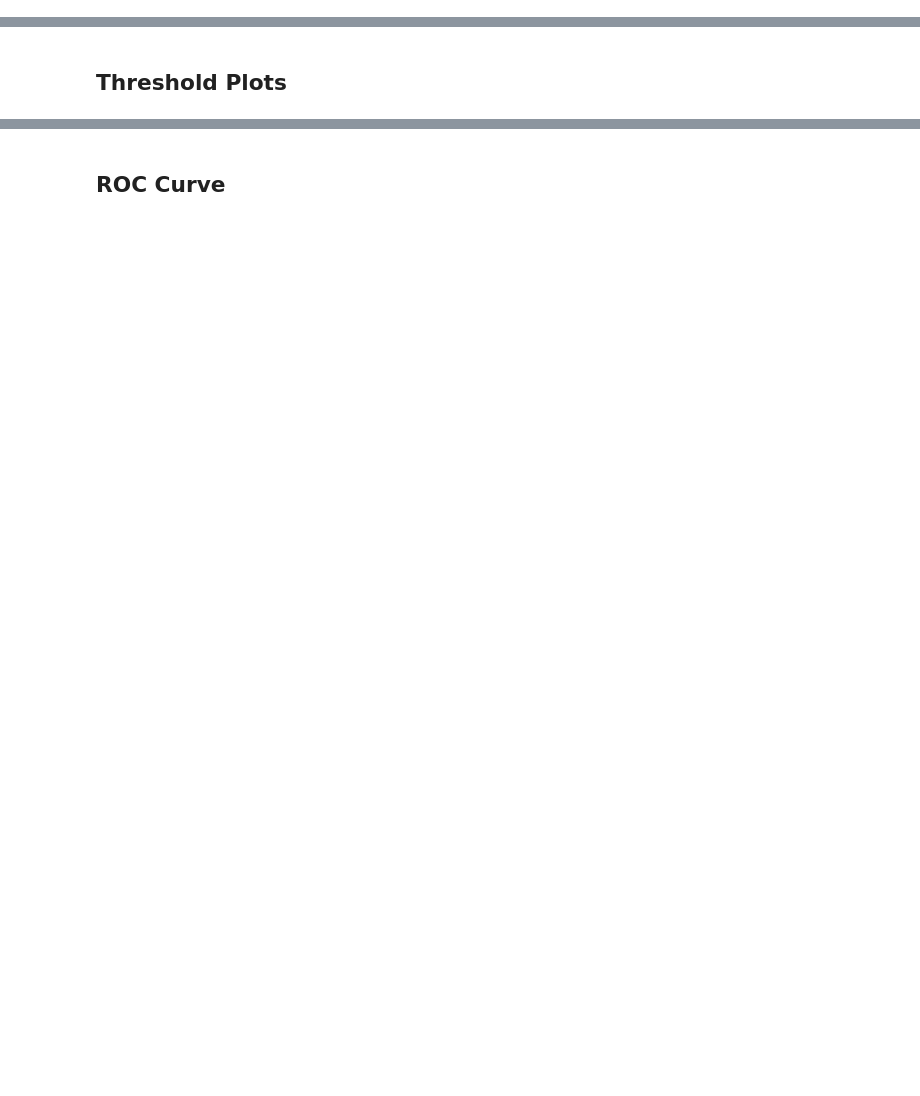
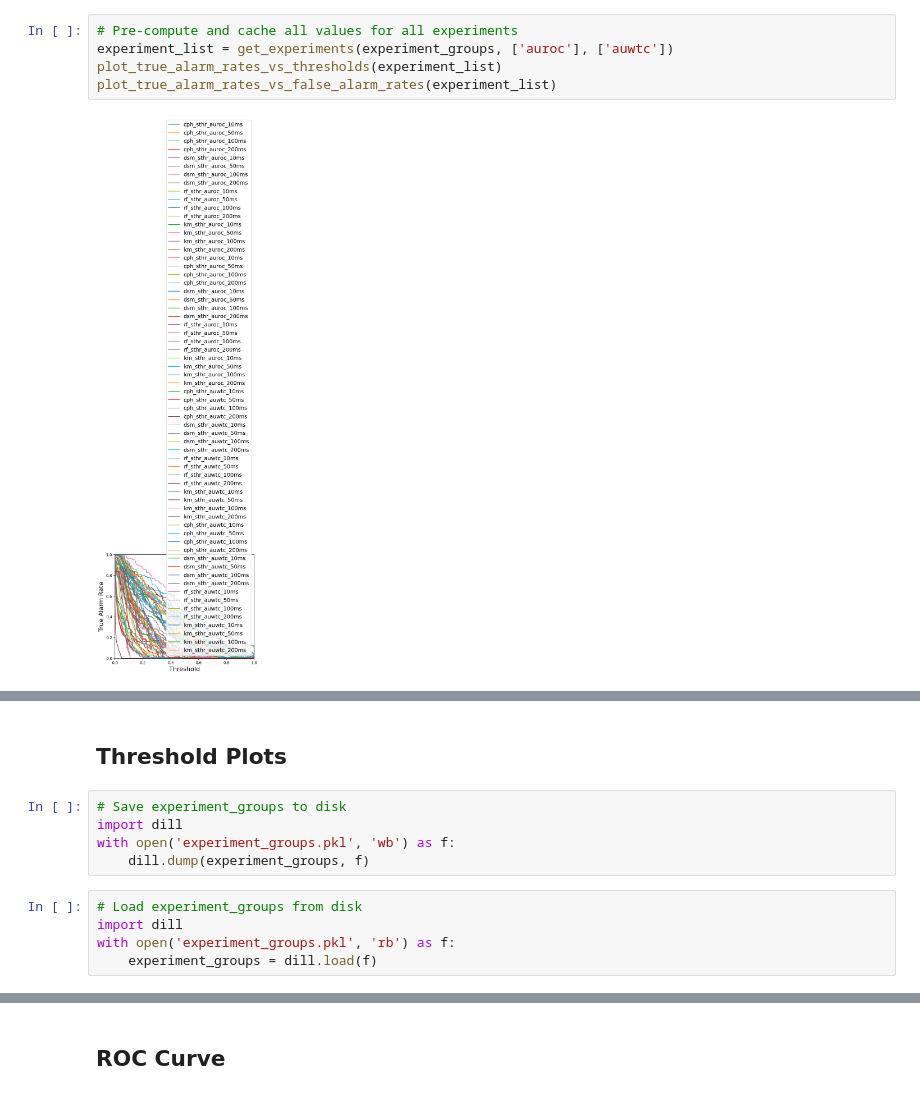
Before and after one commit to MIT-PSFC/disruption-survival-analysis, a Jupyter notebook: Run Experiments.ipynb, the cells around one changed output, grey strips where cells are left out. Saved outputs shown, nothing was run; the diff lists cells and outputs as text; blank space fills up the shorter version.

```diff
--- a/Run Experiments.ipynb
+++ b/Run Experiments.ipynb
@@ -104,0 +49,7 @@ Model Performance when Reqired Warning Time is 20.0 ms
+# %%
+# Pre-compute and cache all values for all experiments
+experiment_list = get_experiments(experiment_groups, ['auroc'], ['auwtc'])
+plot_true_alarm_rates_vs_thresholds(experiment_list)
+plot_true_alarm_rates_vs_false_alarm_rates(experiment_list)
+# %% [output]
+[figure, added]
@@ -105,4 +57,14 @@ Model Performance when Reqired Warning Time is 20.0 ms
 # %% [markdown]
 ## Threshold Plots
+# %%
+# Save experiment_groups to disk
+import dill
+with open('experiment_groups.pkl', 'wb') as f:
+    dill.dump(experiment_groups, f)
+# %%
+# Load experiment_groups from disk
+import dill
+with open('experiment_groups.pkl', 'rb') as f:
+    experiment_groups = dill.load(f)
 # %%
 required_warning_time = 0.01
```
Also changed, not shown: parts of 11 cells of this notebook, 5 other files.
